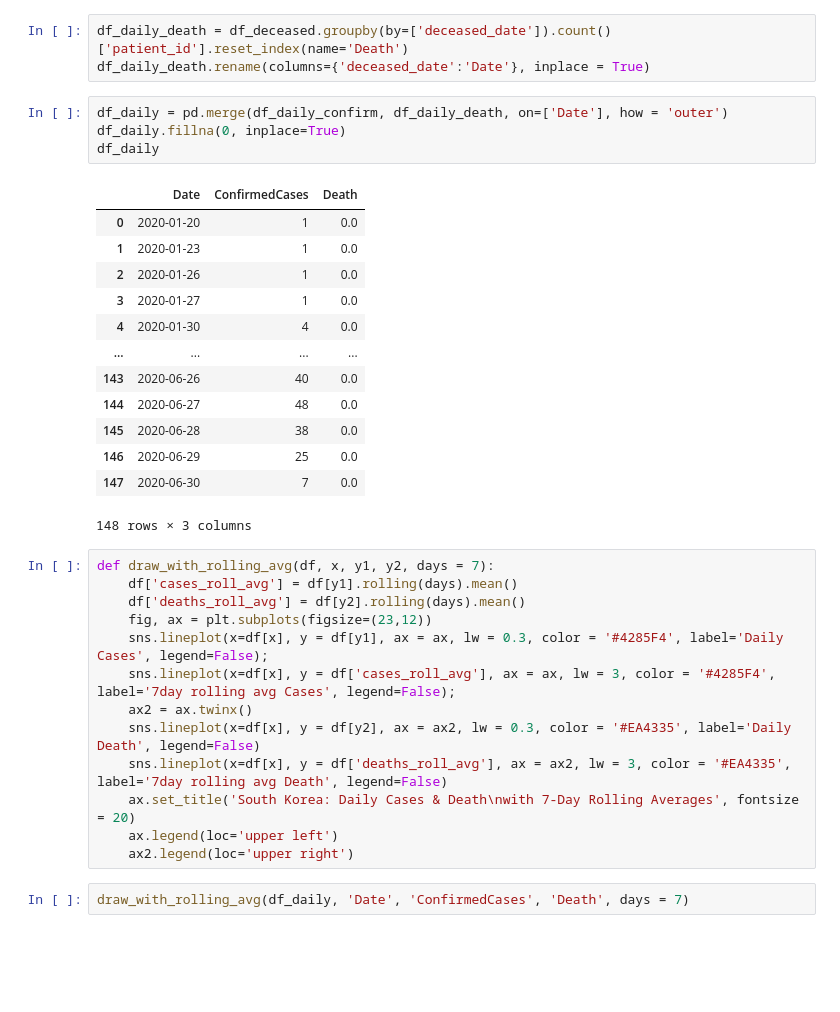
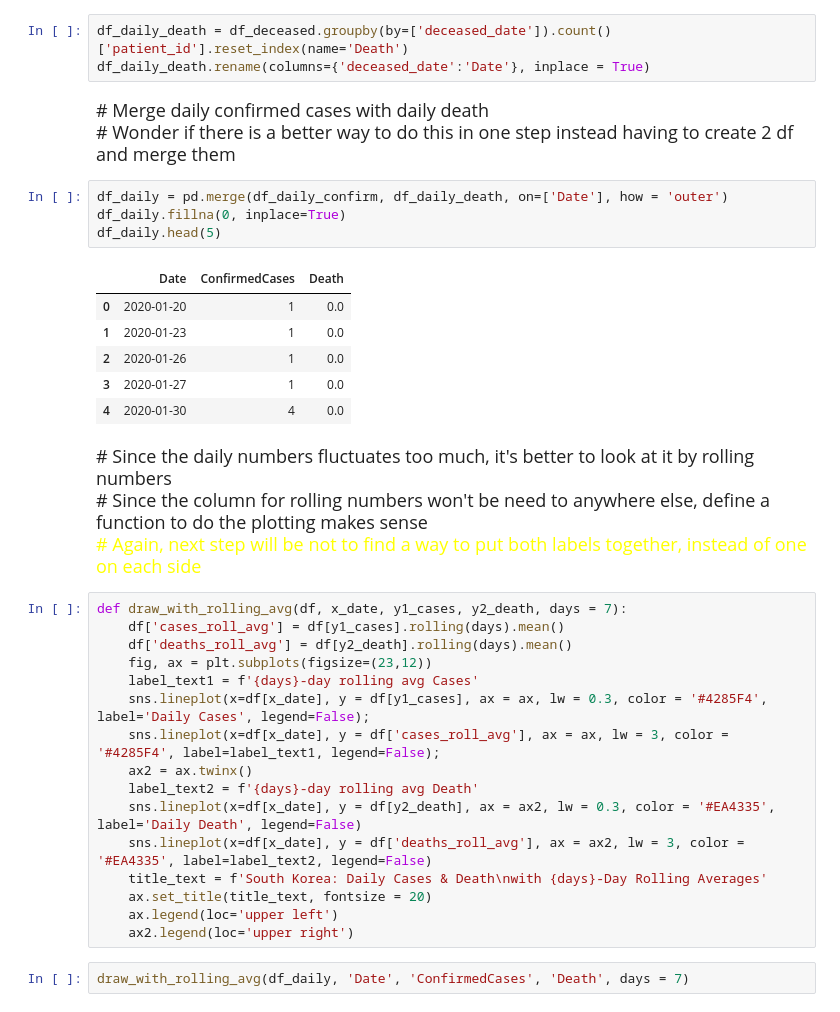
Before and after one commit to Wenjun-Mao/COVID-19-in-South-Korea-SIADS-591-Milestone-I, a Jupyter notebook: wjmao.ipynb, the cells around one changed output. Drawn from its saved outputs; the diff is of its cells as text; blank space fills up the shorter version.

```diff
--- a/wjmao.ipynb
+++ b/wjmao.ipynb
@@ -418,35 +420,41 @@ df_daily_confirm
 # %%
 df_daily_death = df_deceased.groupby(by=['deceased_date']).count()['patient_id'].reset_index(name='Death')
 df_daily_death.rename(columns={'deceased_date':'Date'}, inplace = True)
+# %% [markdown]
+<font size = 4>
+# Merge daily confirmed cases with daily death<br>
+# Wonder if there is a better way to do this in one step instead having to create 2 df and merge them
 # %%
 df_daily = pd.merge(df_daily_confirm, df_daily_death, on=['Date'], how = 'outer')
 df_daily.fillna(0, inplace=True)
-df_daily
+df_daily.head(5)
 # %% [output]
 |  | Date | ConfirmedCases | Death |
 | 0 | 2020-01-20 | 1 | 0.0 |
 | 1 | 2020-01-23 | 1 | 0.0 |
 | 2 | 2020-01-26 | 1 | 0.0 |
 | 3 | 2020-01-27 | 1 | 0.0 |
 | 4 | 2020-01-30 | 4 | 0.0 |
-| ... | ... | ... | ... |
-| 143 | 2020-06-26 | 40 | 0.0 |
-| 144 | 2020-06-27 | 48 | 0.0 |
-| 145 | 2020-06-28 | 38 | 0.0 |
-| 146 | 2020-06-29 | 25 | 0.0 |
-| 147 | 2020-06-30 | 7 | 0.0 |
-148 rows × 3 columns
+# %% [markdown]
+<font size=4>
+# Since the daily numbers fluctuates too much, it's better to look at it by rolling numbers<br>
+# Since the column for rolling numbers won't be need to anywhere else, define a function to do the plotting makes sense<br>
+<font color='yellow'>
+# Again, next step will be not to find a way to put both labels together, instead of one on each side
 # %%
-def draw_with_rolling_avg(df, x, y1, y2, days = 7):
-    df['cases_roll_avg'] = df[y1].rolling(days).mean()
-    df['deaths_roll_avg'] = df[y2].rolling(days).mean()
+def draw_with_rolling_avg(df, x_date, y1_cases, y2_death, days = 7):
+    df['cases_roll_avg'] = df[y1_cases].rolling(days).mean()
+    df['deaths_roll_avg'] = df[y2_death].rolling(days).mean()
     fig, ax = plt.subplots(figsize=(23,12))
-    sns.lineplot(x=df[x], y = df[y1], ax = ax, lw = 0.3, color = '#4285F4', label='Daily Cases', legend=False);
-    sns.lineplot(x=df[x], y = df['cases_roll_avg'], ax = ax, lw = 3, color = '#4285F4', label='7day rolling avg Cases', legend=False);
+    label_text1 = f'{days}-day rolling avg Cases'
+    sns.lineplot(x=df[x_date], y = df[y1_cases], ax = ax, lw = 0.3, color = '#4285F4', label='Daily Cases', legend=False);
+    sns.lineplot(x=df[x_date], y = df['cases_roll_avg'], ax = ax, lw = 3, color = '#4285F4', label=label_text1, legend=False);
     ax2 = ax.twinx()
-    sns.lineplot(x=df[x], y = df[y2], ax = ax2, lw = 0.3, color = '#EA4335', label='Daily Death', legend=False)
-    sns.lineplot(x=df[x], y = df['deaths_roll_avg'], ax = ax2, lw = 3, color = '#EA4335', label='7day rolling avg Death', legend=False)
-    ax.set_title('South Korea: Daily Cases & Death\nwith 7-Day Rolling Averages', fontsize = 20)
+    label_text2 = f'{days}-day rolling avg Death'
+    sns.lineplot(x=df[x_date], y = df[y2_death], ax = ax2, lw = 0.3, color = '#EA4335', label='Daily Death', legend=False)
+    sns.lineplot(x=df[x_date], y = df['deaths_roll_avg'], ax = ax2, lw = 3, color = '#EA4335', label=label_text2, legend=False)
+    title_text = f'South Korea: Daily Cases & Death\nwith {days}-Day Rolling Averages'
+    ax.set_title(title_text, fontsize = 20)
     ax.legend(loc='upper left')
     ax2.legend(loc='upper right')
 # %%
```
Also changed, not shown: parts of 3 cells of this notebook.
